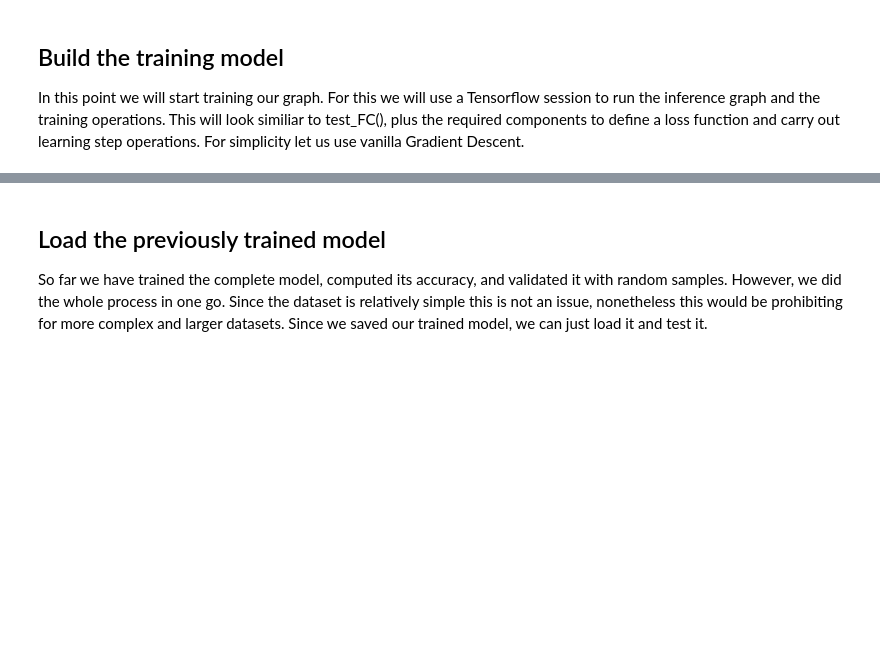
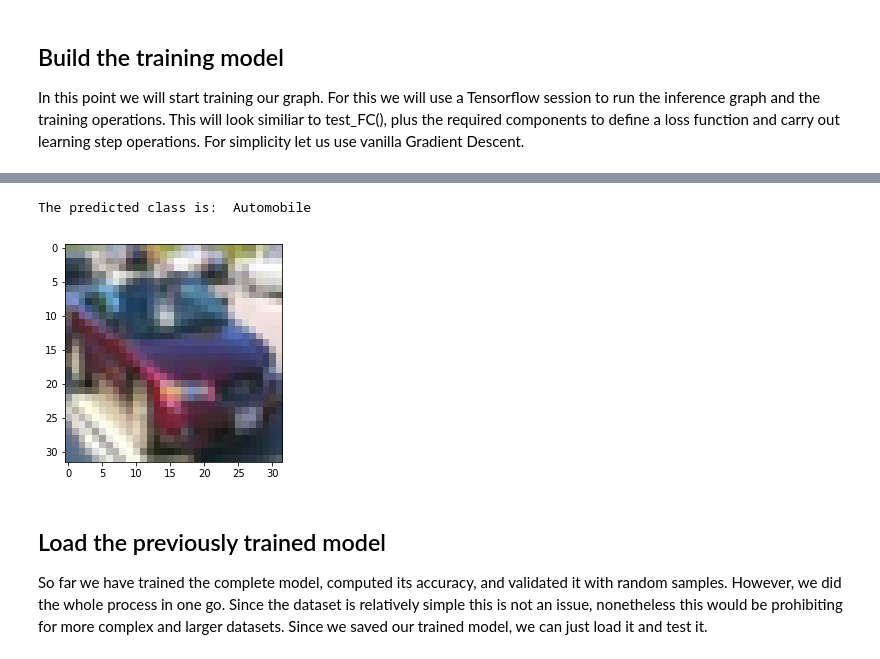
Before and after one commit to JACantoral/MyTensorflowExamples, a Jupyter notebook: mnist_from_scratch_v2.ipynb, the cells around one changed output, grey strips where cells are left out. Cells and saved outputs as stored; diff of their text form; code cells hidden in the pictures; blank space fills up the shorter version.

```diff
--- a/mnist_from_scratch_v2.ipynb
+++ b/mnist_from_scratch_v2.ipynb
@@ -154,7 +190,7 @@ def init_four_layer_FC(PIXELS, hidden_units):
 
     return parameters
 
-def four_layer_FC(PIXELS,x, parameters):
+def four_layer_FC(PIXELS,x, parameters,dataset):
     '''
     Create the inference graph, define the network architecture
 
@@ -166,7 +202,10 @@ def four_layer_FC(PIXELS,x, parameters):
     '''
 
     # Verify that x Dimensions match
-    assert x.shape[1] * x.shape[2] == PIXELS, 'Image dimensions not as expected'
+    if dataset == 'MNIST':
+        assert x.shape[1] * x.shape[2] == PIXELS, 'Image dimensions not as expected'
+    else:
+        assert x.shape[1] * x.shape[2] * x.shape[3] == PIXELS, 'Image dimensions not as expected'
     # Extract learning parameters
     w1, b1, w2, b2, w3, b3, w4, b4 = parameters
     # Implement architecture
@@ -367,4 +423,10 @@ def compute_accuracy(sess, minibatch_size, scores, x):
 hidden_units = [100, 100, 100, 10]
 
 # Train the model and save weights
-updated_parameters =  train_FC_model(hidden_units=hidden_units, reg= 0.0001, print_every=100)
+updated_parameters =  train_FC_model(hidden_units=hidden_units,
+                                     num_epochs=20,
+                                     PIXELS=PIXELS,
+                                     learning_rate=0.005,
+                                     minibatch_size=128,
+                                     reg= 0.0,
+                                     print_every=100)
@@ -375,19 +457,33 @@ print(auxL)
 # %%
 hidden_units = [100, 100, 100, 10]
-x = tf.placeholder(tf.float32, [1, 28, 28])
+if dataset == 'MNIST':
+    x = tf.placeholder(tf.float32, [1, 28, 28])
+    classes = ['Zero', 'One', 'Two', 'Three', 'Four', 'Five',
+              'Six', 'Seven', 'Eight', 'Nine']
+elif dataset == 'CIFAR10':
+    x = tf.placeholder(tf.float32, [1, 32, 32, 3])
+    classes = ['Airplane', 'Automobile', 'Bird', 'Cat', 'Deer',
+              'Dog', 'Frog', 'Horse', 'Ship', 'Truck']
 #parameters = init_four_layer_FC(784, hidden_units)
 # Add scores
-scores = four_layer_FC(784, x, updated_parameters)
+scores = four_layer_FC(PIXELS, x, updated_parameters,dataset)
 #eval_op = tf.nn.top_k(scores)
 
 idx = np.random.randint(10000)
 
 init = tf.global_variables_initializer()
 with tf.Session() as sess:
     sess.run(init)
-    scores2 = sess.run(scores, feed_dict={x:x_test[idx].reshape(1, 28, 28)})
-    print('The predicted number is: ', np.argmax(scores2))
-    plt.imshow(x_test[idx])
+    if dataset=='MNIST':
+        scores2 = sess.run(scores, feed_dict={x:x_test[idx].reshape(1, 28, 28)})
+    else:
+        scores2 = sess.run(scores, feed_dict={x:x_test[idx].reshape(1, 32, 32, 3)})
+
+    print('The predicted class is: ', classes[np.argmax(scores2)])
+    plt.imshow(x_test[idx].astype(np.int32))
+# %% [output]
+The predicted class is:  Automobile
+[figure, added]
 # %% [markdown]
 ## Load the previously trained model
 
```
Also changed, not shown: parts of 16 cells of this notebook.
